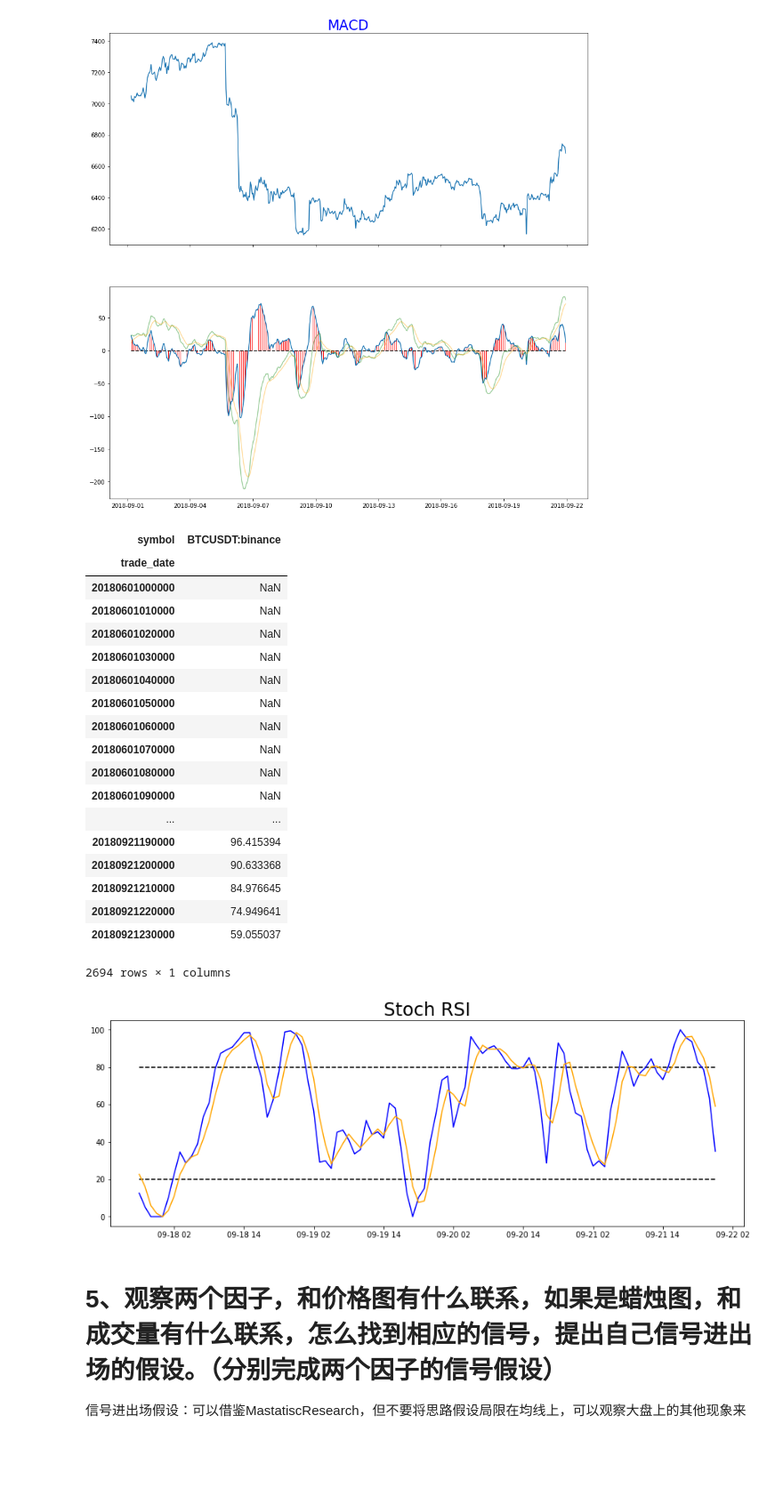
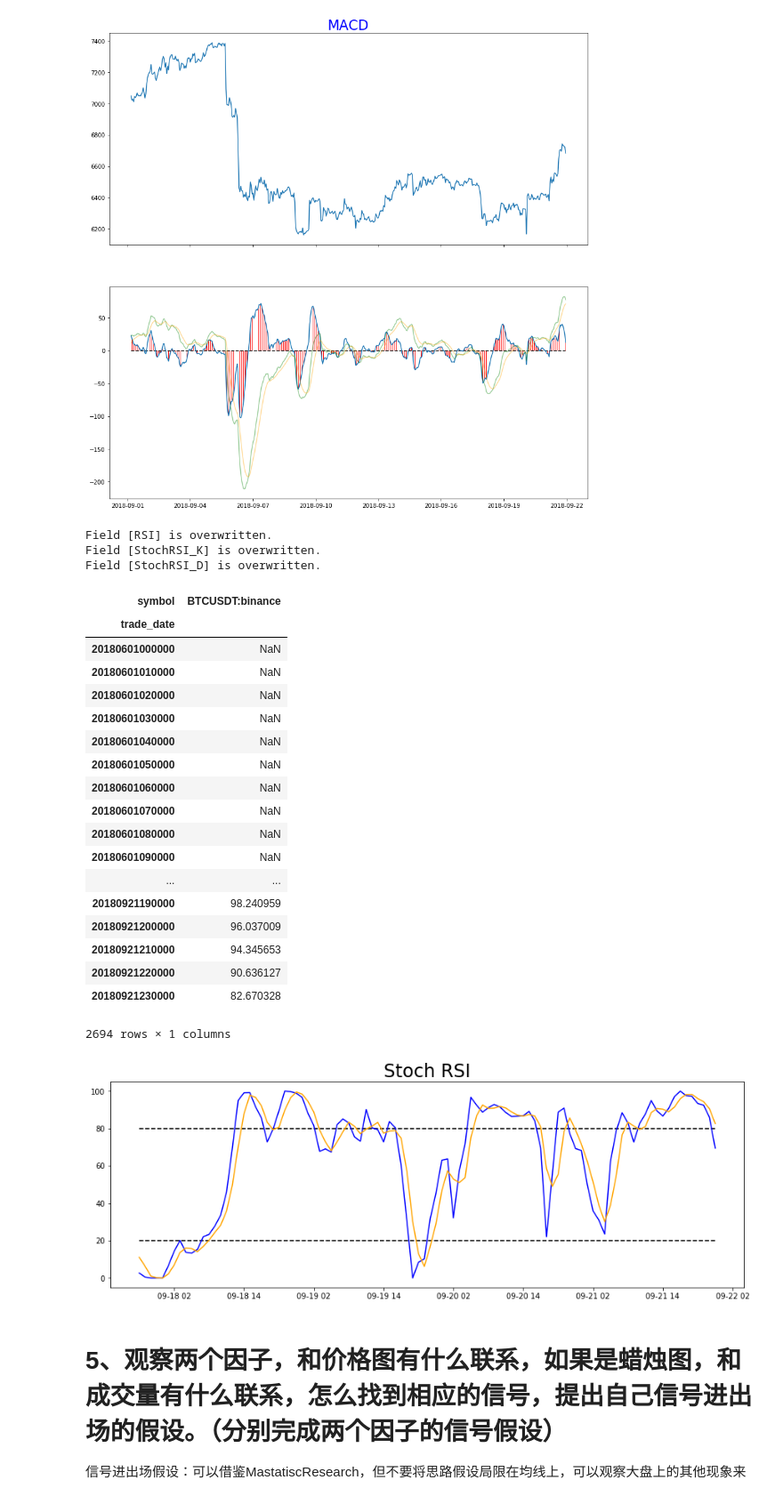
Before and after one commit to yingxiaoGuo/quant-homework-, a Jupyter notebook: 数据获取与因子绩效试题.ipynb, the cells around one changed output. Shown at 89% size. Drawn from its saved outputs; the diff is of its cells as text; code cells hidden in the pictures; blank space fills up the shorter version.

```diff
--- a/数据获取与因子绩效试题.ipynb
+++ b/数据获取与因子绩效试题.ipynb
@@ -362,16 +362,7 @@ Plot_Macd(dv1H, MACD.iloc[:,0],Diff.iloc[:,0], Dea.iloc[:,0],Hist.iloc[:,0], n=-
 
 # %K === STOCHRSI ， %D === MA(3)
 
-dv1H.add_formula('RSI', "Ta('RSI',0,0,0,0,close,0,6)", add_data = True)
-# dv1H.add_formula('RSI24', "Ta('RSI',0,0,0,0,close,0,24)", add_data = True)
-# def sma(df, n, m):
-#     a = n / m - 1
-#     r = df.ewm(com=a, axis=0, adjust=False)
-#     return r.mean()
-
-# dv.add_formula("RSI","(100*SMA(Max((close-Delay(close,1)),0),14,1)/SMA(Abs(close-Delay(close,1)),14,1))",
-#                add_data=True,
-#                register_funcs={"SMA":sma}).head()
+dv1H.add_formula('RSI', "Ta('RSI',0,0,0,0,close,0,24)", add_data = True)
 
 def STOCHRSI(RSI,T=14,tK=3):
     lowRSI = RSI.rolling(window=14).min()
@@ -387,6 +378,9 @@ dv1H.add_formula('StochRSI_D','Ts_Mean(StochRSI_K,3)', add_data=True)
 # 一个多因子组合
 # 怎么优化参数
 # %% [output]
+Field [RSI] is overwritten.
+Field [StochRSI_K] is overwritten.
+Field [StochRSI_D] is overwritten.
 | symbol | BTCUSDT:binance |
 | trade_date |  |
 | 20180601000000 | NaN |
@@ -400,35 +394,35 @@ dv1H.add_formula('StochRSI_D','Ts_Mean(StochRSI_K,3)', add_data=True)
 | 20180601080000 | NaN |
 | 20180601090000 | NaN |
 | ... | ... |
-| 20180921190000 | 96.415394 |
-| 20180921200000 | 90.633368 |
-| 20180921210000 | 84.976645 |
-| 20180921220000 | 74.949641 |
-| 20180921230000 | 59.055037 |
+| 20180921190000 | 98.240959 |
+| 20180921200000 | 96.037009 |
+| 20180921210000 | 94.345653 |
+| 20180921220000 | 90.636127 |
+| 20180921230000 | 82.670328 |
-2694 rows × 1 columns
+2694 rows × 1 columns
 # %%
 import matplotlib.pyplot as plt
 import pandas as pd
 
 start=-100
 
-def Plot_STOCHRSI(dv, StochRSI_K, StochRSI_D, chart_name='Stoch RSI', start='2018-07-01 22:00:00', n=-10):
+def Plot_STOCHRSI(dv, StochRSI_K, StochRSI_D, chart_name='Stoch RSI', n=-10):
     fig, (ax) = plt.subplots(1,1,figsize=(15,5))
 
     ax.set_title(chart_name,fontsize=24)
 
     ax.plot(StochRSI_K,label = "StochRSI_fastk", color='b')
     ax.plot(StochRSI_D,label = "StochRSI_fastd", color='orange')
     plt.hlines(80, StochRSI_K.index[0], StochRSI_D.index[-1], linestyles='--')
     plt.hlines(20, StochRSI_K.index[0], StochRSI_D.index[-1], linestyles='--')
     ax.xaxis_date()
     plt.show()
 
 StochRSI_K = dv1H.get_ts('StochRSI_K',date_type='datetime')
 StochRSI_D = dv1H.get_ts('StochRSI_D',date_type='datetime')
 Plot_STOCHRSI(dv1H, StochRSI_K.iloc[start:,0], StochRSI_D.iloc[start:,0])
 # %% [output]
-[figure, old version]
+[figure, new version]
 # %% [markdown]
 # 5、观察两个因子，和价格图有什么联系，如果是蜡烛图，和成交量有什么联系，怎么找到相应的信号，提出自己信号进出场的假设。（分别完成两个因子的信号假设）
 
```
